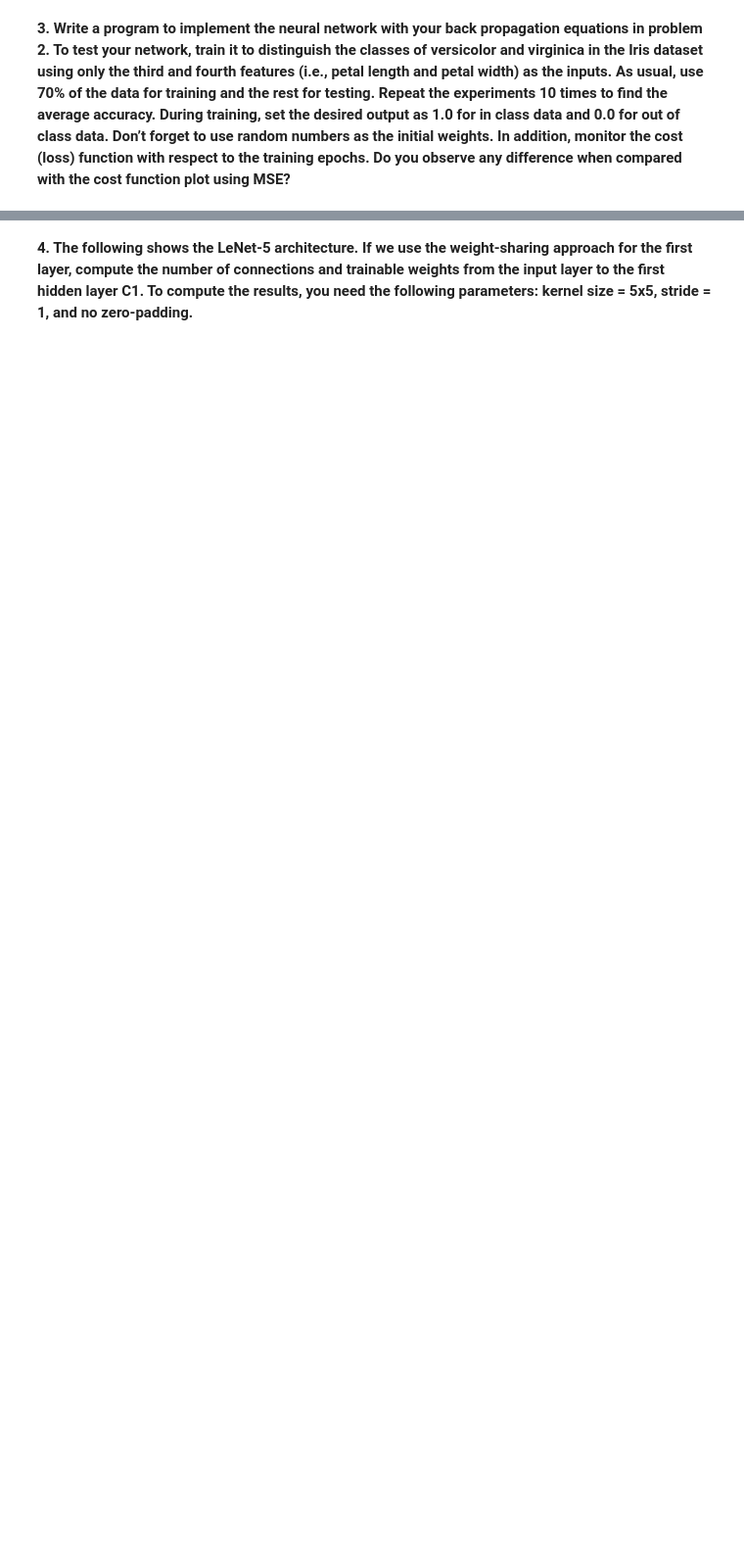
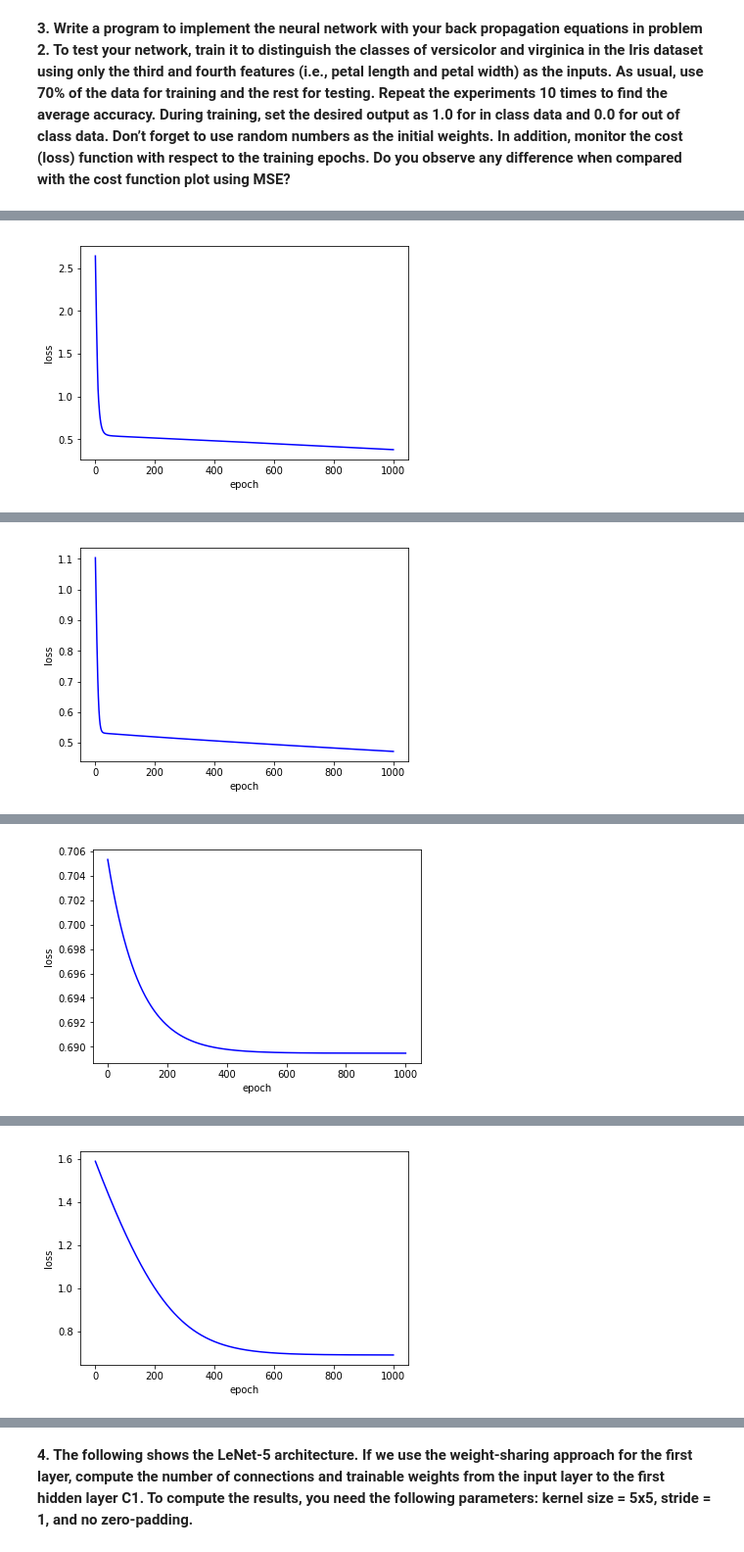
Before and after one commit to wei840222/ML-HW, a Jupyter notebook: HW 5.ipynb, the cells around one changed output, grey strips where cells are left out. Shown: that part at 98% size. Cells and saved outputs as stored; diff of their text form; code cells hidden in the pictures; blank space fills up the shorter version.

```diff
--- a/HW 5.ipynb
+++ b/HW 5.ipynb
@@ -12,6 +12,8 @@
 # %% [markdown]
 **3. Write a program to implement the neural network with your back propagation equations in problem 2. To test your network, train it to distinguish the classes of versicolor and virginica in the Iris dataset using only the third and fourth features (i.e., petal length and petal width) as the inputs. As usual, use 70% of the data for training and the rest for testing. Repeat the experiments 10 times to find the average accuracy. During training, set the desired output as 1.0 for in class data and 0.0 for out of class data. Don’t forget to use random numbers as the initial weights. In addition, monitor the cost (loss) function with respect to the training epochs. Do you observe any difference when compared with the cost function plot using MSE?**
 # %%
+%matplotlib inline
+import matplotlib.pyplot as plt
 import tensorflow as tf
 import pandas as pd
 import numpy as np
@@ -85,8 +87,10 @@ for i in range(repeat):
 
     # Training
     print('Training the model...')
+    lossList = []
     for i in range(1, (epoch + 1)):
         sess.run(optimizer, feed_dict={X_data: X_train, y_target: y_train})
+        lossList.append(sess.run(loss, feed_dict={X_data: X_train, y_target: y_train}))
         if i % interval == 0:
             print('Epoch', i, '|', 'Loss:', sess.run(loss, feed_dict={X_data: X_train, y_target: y_train}))
 
@@ -99,9 +103,15 @@ for i in range(repeat):
 
         if t[0] == y[0] and t[1] == y[1]:
             accuracy += 1
-    print('Accuracy:', accuracy/test_size, '\n')
+    print('Accuracy:', accuracy/test_size)
     accuracyList.append(accuracy/test_size)
 
+    # plot loss
+    plt.plot(range(1, epoch + 1), lossList, 'b-')
+    plt.xlabel('epoch')
+    plt.ylabel('loss')
+    plt.show()
+
 print('Average Accuracy:', np.mean(accuracyList))
 # %% [output]
 Training the model...
@@ -123,0 +129 @@ Average Accuracy: 0.74
+[figure, added]
@@ -123,0 +142 @@ Average Accuracy: 0.74
+[figure, added]
@@ -123,0 +155 @@ Average Accuracy: 0.74
+[figure, added]
@@ -123,0 +168 @@ Average Accuracy: 0.74
+[figure, added]
```
Also changed, not shown: parts of 2 cells of this notebook.
